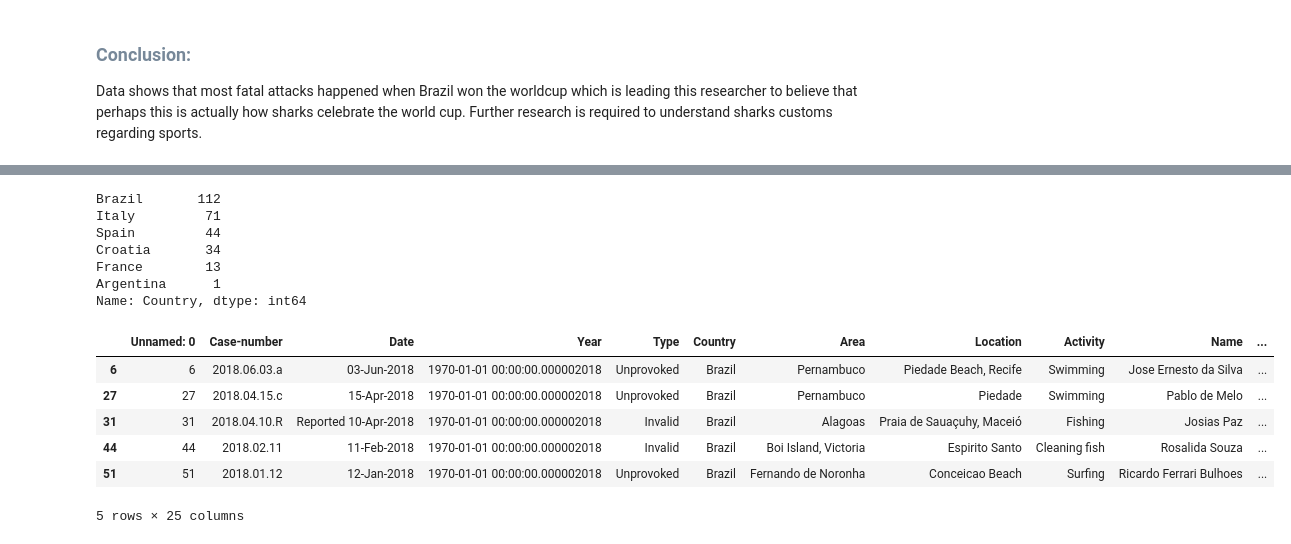
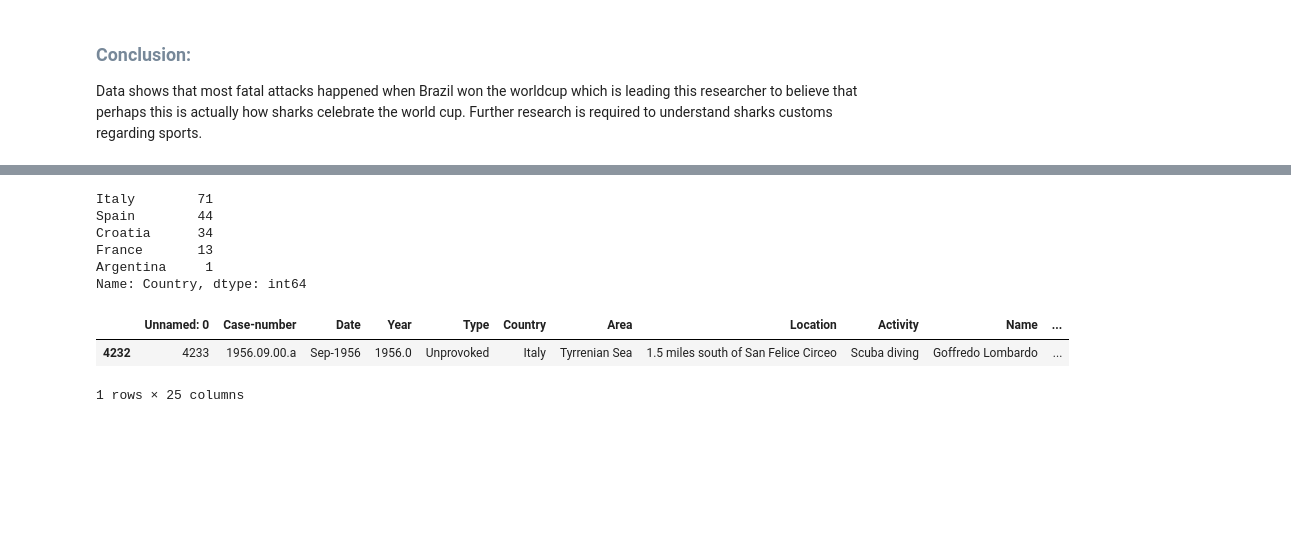
Before and after one commit to danidimarti/project1-csv_analysis, a Jupyter notebook: extraction-and-visualization.ipynb, the cells around one changed output, grey strips where cells are left out. Drawn from its saved outputs; the diff is of its cells as text; code cells hidden in the pictures; blank space fills up the shorter version.

```diff
--- a/extraction-and-visualization.ipynb
+++ b/extraction-and-visualization.ipynb
@@ -63,8 +63,6 @@ df_BR['Year_counts']
 5847    1
 6099    1
 Name: Year_counts, Length: 112, dtype: int64
-# %%
-df['Year'] = pd.to_datetime(df['Year'])
 # %%
 df_BR["Year_counts"].median()
 # %% [output]
@@ -181,16 +174,14 @@ fig, ax = plt.subplots(nrows=5, ncols=2, figsize=(20,15))
 # %%
 warnings.filterwarnings("ignore")
 # %%
-country_ = ['France', 'Croatia', 'Germany', 'Argentina', 'Spain', 'Netherlands', 'Italy', 'France', 'Brazil', 'Germany']
-years_ = [2018, 2014, 2010, 2016, 2002]
+country_ = ['France', 'Croatia', 'Germany', 'Argentina', 'Spain', 'Netherlands', 'Italy', 'Germany']
 # %%
 df_global = df[df['Country'].isin(country_)]
 df_global['Country'].value_counts()
 # %% [output]
-Brazil       112
-Italy         71
-Spain         44
-Croatia       34
-France        13
-Argentina      1
+Italy        71
+Spain        44
+Croatia      34
+France       13
+Argentina     1
 Name: Country, dtype: int64
@@ -200,10 +188,6 @@ Name: Country, dtype: int64
 # %%
-df_global.head()
+df_global.sample()
 # %% [output]
 |  | Unnamed: 0 | Case-number | Date | Year | Type | Country | Area | Location | Activity | Name | ... |
-| 6 | 6 | 2018.06.03.a | 03-Jun-2018 | 1970-01-01 00:00:00.000002018 | Unprovoked | Brazil | Pernambuco | Piedade Beach, Recife | Swimming | Jose Ernesto da Silva | ... |
-| 27 | 27 | 2018.04.15.c | 15-Apr-2018 | 1970-01-01 00:00:00.000002018 | Unprovoked | Brazil | Pernambuco | Piedade | Swimming | Pablo de Melo | ... |
-| 31 | 31 | 2018.04.10.R | Reported 10-Apr-2018 | 1970-01-01 00:00:00.000002018 | Invalid | Brazil | Alagoas | Praia de Sauaçuhy, Maceió | Fishing | Josias Paz | ... |
-| 44 | 44 | 2018.02.11 | 11-Feb-2018 | 1970-01-01 00:00:00.000002018 | Invalid | Brazil | Boi Island, Victoria | Espirito Santo | Cleaning fish | Rosalida Souza | ... |
-| 51 | 51 | 2018.01.12 | 12-Jan-2018 | 1970-01-01 00:00:00.000002018 | Unprovoked | Brazil | Fernando de Noronha | Conceicao Beach | Surfing | Ricardo Ferrari Bulhoes | ... |
+| 4232 | 4233 | 1956.09.00.a | Sep-1956 | 1956.0 | Unprovoked | Italy | Tyrrenian Sea | 1.5 miles south of San Felice Circeo | Scuba diving | Goffredo Lombardo | ... |
-5 rows × 25 columns
+1 rows × 25 columns
```
Also changed, not shown: parts of 18 cells of this notebook, 2 other files.
